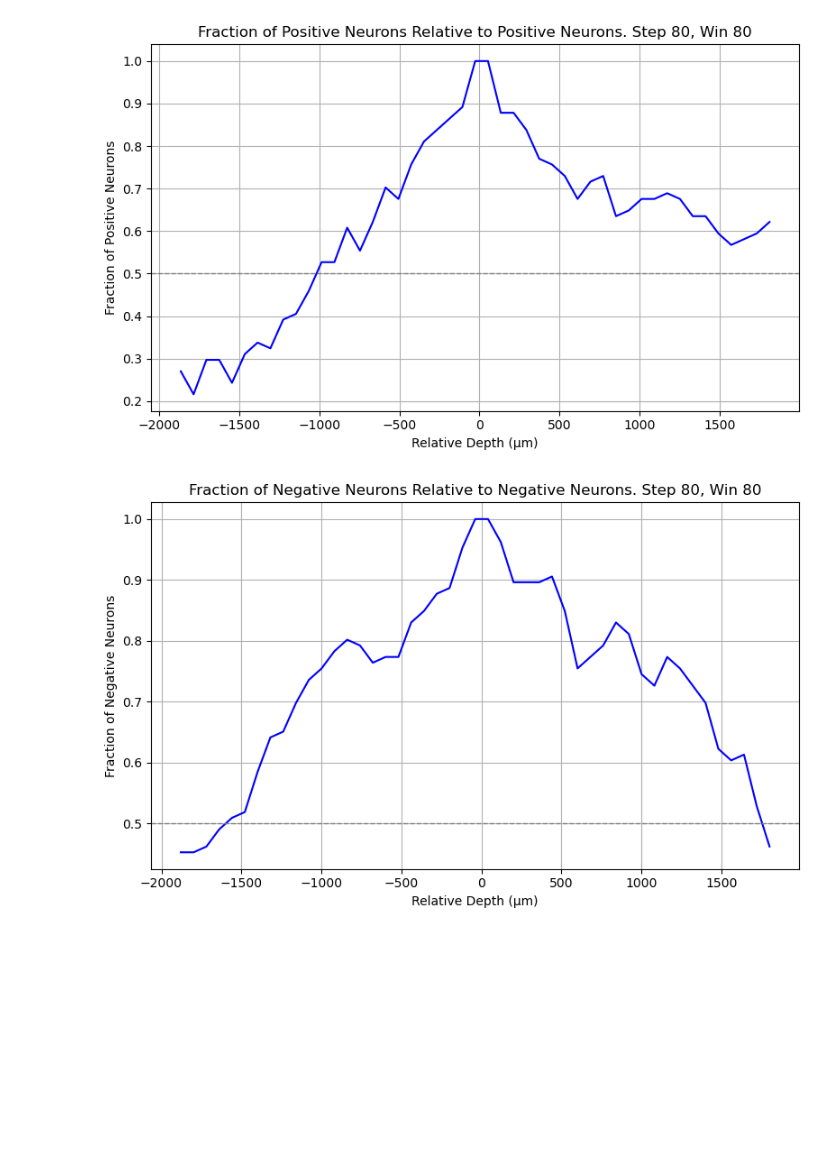
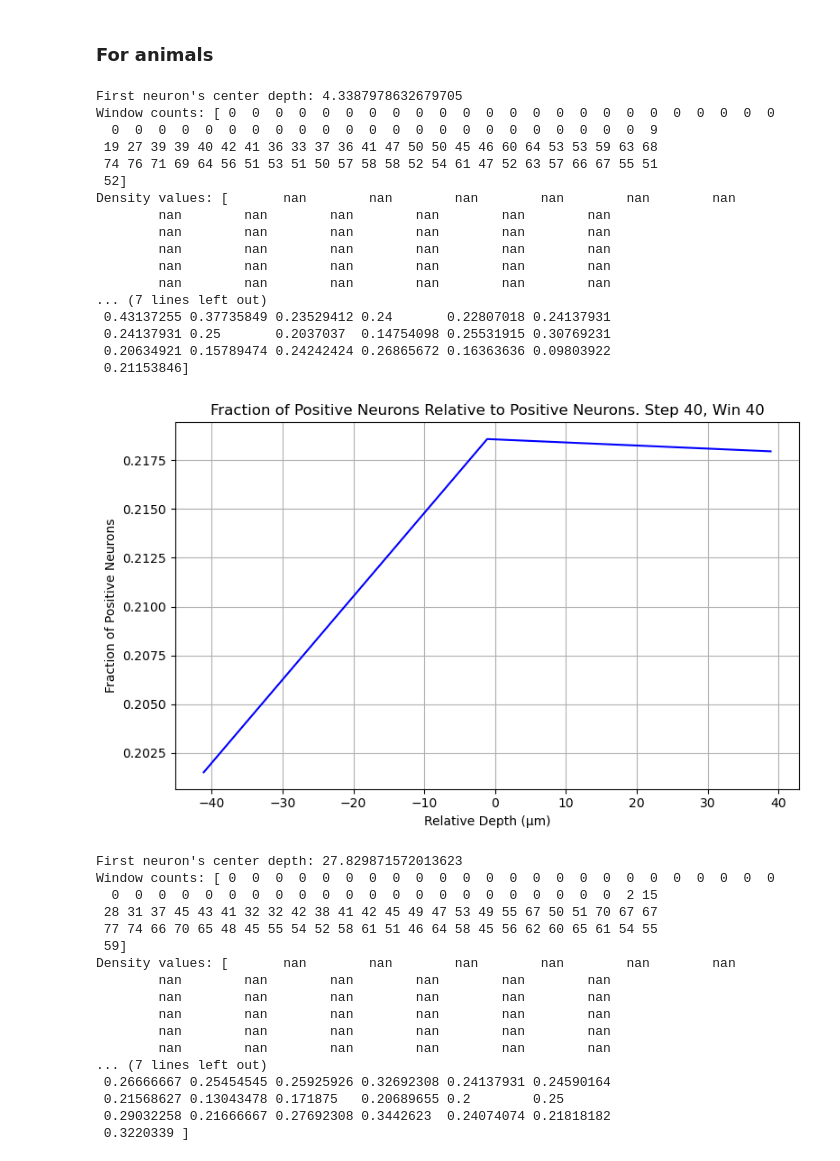
Before and after one commit to Yang2hang/Elston_lab, a Jupyter notebook: neuron_centric_density.ipynb, the cells around one changed output. Drawn from its saved outputs; the diff is of its cells as text; code cells hidden in the pictures; blank space fills up the shorter version.

Commit message:
half way dividing nonsignificant neurons

```diff
--- a/neuron_centric_density.ipynb
+++ b/neuron_centric_density.ipynb
@@ -252,4 +339,9 @@ def get_value_correlation(row):
 # %%
 data_files = find_h5_files(datadir)
-data_files
+print('data_files:')
+for f in data_files:
+    print(f)
+
+file_path = data_files[0]
+print('\nfile:', os.path.basename(file_path))
 # %% [output]
@@ -264,5 +359,3 @@ data_files
-# %%
-file_path = 'D:\\Projects\\rotation_project\\reprocessed_data\\D20231227_Rec08.h5'
 # %%
 neuron_profile = extract_neuron_profile(file_path)
 neuron_profile = get_coding_type(neuron_profile, p_thresh=0.05)
@@ -276,3 +372,5 @@ plot_neuron_centric_density(neuron_profile, tarkget_neurons=-1, reference_filter
+# %% [markdown]
+### For animals
 # %%
 data_files = find_h5_files(datadir)
 
@@ -283,11 +381,48 @@ for file_path in data_files:
     all_profiles.append(profile)
 
 all_neuron_profile = pd.concat(all_profiles, ignore_index=True)
-all_neuron_profile = get_coding_type(all_neuron_profile, p_thresh=0.05)
-all_neuron_profile['value_correlation'] = neuron_profile.apply(get_value_correlation, axis=1)
+all_neuron_profile = get_coding_type(all_neuron_profile, p_thresh=0.01)
+all_neuron_profile['value_correlation'] = all_neuron_profile.apply(get_value_correlation, axis=1)
+all_neuron_profile['animal'] = all_neuron_profile['session'].str[0]
-# %%
-plot_neuron_centric_density(all_neuron_profile, tarkget_neurons=1, reference_filter=1, step_size=80, win_size=80)
-plot_neuron_centric_density(all_neuron_profile, tarkget_neurons=-1, reference_filter=-1, step_size=80, win_size=80)
-# %% [output]
-[figure, removed]
-[figure, removed]
+# %%
+animal_d_mask = all_neuron_profile['animal'] == 'D'
+animal_k_mask = all_neuron_profile['animal'] == 'K'
+
+plot_neuron_centric_density(all_neuron_profile[animal_d_mask], target_neuron=1, step_size=40, win_size=40)
+plot_neuron_centric_density(all_neuron_profile[animal_d_mask], target_neuron=-1, step_size=40, win_size=40)
+# %% [output]
+First neuron's center depth: 4.3387978632679705
+Window counts: [ 0  0  0  0  0  0  0  0  0  0  0  0  0  0  0  0  0  0  0  0  0  0  0  0
+  0  0  0  0  0  0  0  0  0  0  0  0  0  0  0  0  0  0  0  0  0  0  0  9
+ 19 27 39 39 40 42 41 36 33 37 36 41 47 50 50 45 46 60 64 53 53 59 63 68
+ 74 76 71 69 64 56 51 53 51 50 57 58 58 52 54 61 47 52 63 57 66 67 55 51
+ 52]
+Density values: [       nan        nan        nan        nan        nan        nan
+        nan        nan        nan        nan        nan        nan
+        nan        nan        nan        nan        nan        nan
+        nan        nan        nan        nan        nan        nan
+        nan        nan        nan        nan        nan        nan
+        nan        nan        nan        nan        nan        nan
+... (7 lines left out)
+ 0.43137255 0.37735849 0.23529412 0.24       0.22807018 0.24137931
+ 0.24137931 0.25       0.2037037  0.14754098 0.25531915 0.30769231
+ 0.20634921 0.15789474 0.24242424 0.26865672 0.16363636 0.09803922
+ 0.21153846]
+[figure, added]
+First neuron's center depth: 27.829871572013623
+Window counts: [ 0  0  0  0  0  0  0  0  0  0  0  0  0  0  0  0  0  0  0  0  0  0  0  0
+  0  0  0  0  0  0  0  0  0  0  0  0  0  0  0  0  0  0  0  0  0  0  2 15
+ 28 31 37 45 43 41 32 32 42 38 41 42 45 49 47 53 49 55 67 50 51 70 67 67
+ 77 74 66 70 65 48 45 55 54 52 58 61 51 46 64 58 45 56 62 60 65 61 54 55
+ 59]
+Density values: [       nan        nan        nan        nan        nan        nan
+        nan        nan        nan        nan        nan        nan
+        nan        nan        nan        nan        nan        nan
+        nan        nan        nan        nan        nan        nan
+        nan        nan        nan        nan        nan        nan
+        nan        nan        nan        nan        nan        nan
+... (7 lines left out)
+ 0.26666667 0.25454545 0.25925926 0.32692308 0.24137931 0.24590164
+ 0.21568627 0.13043478 0.171875   0.20689655 0.2        0.25
+ 0.29032258 0.21666667 0.27692308 0.3442623  0.24074074 0.21818182
+ 0.3220339 ]
```
Also changed, not shown: parts of 8 cells of this notebook.
